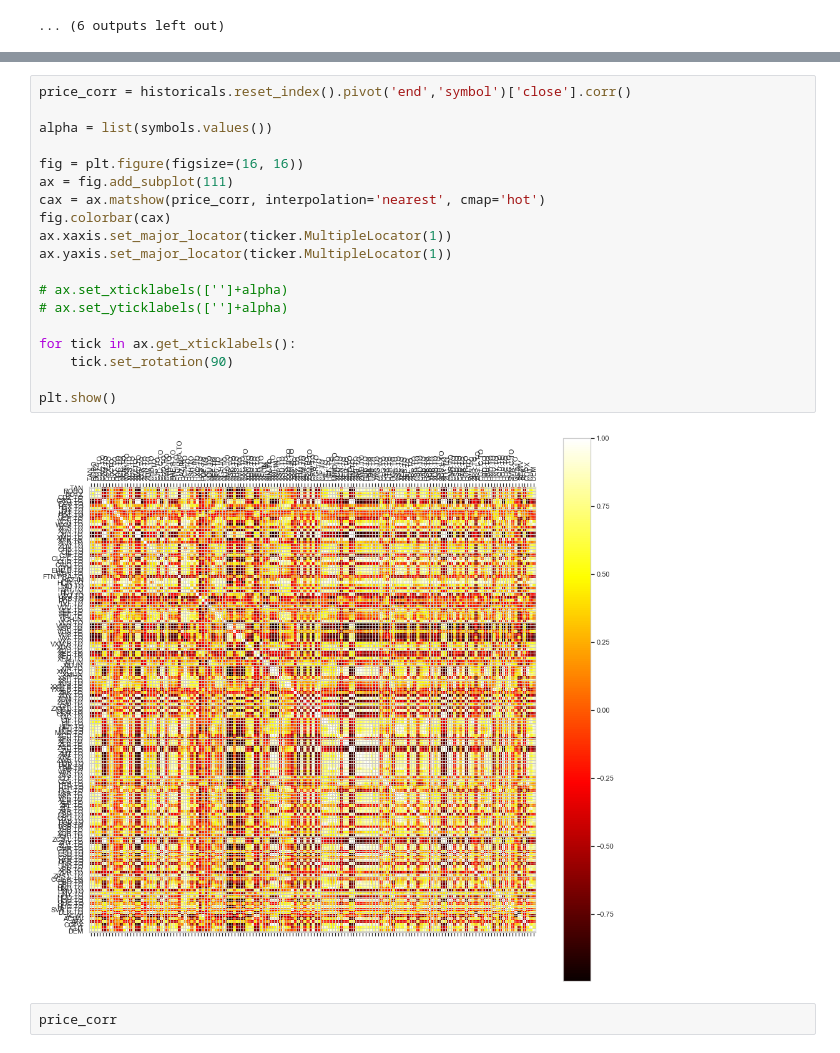
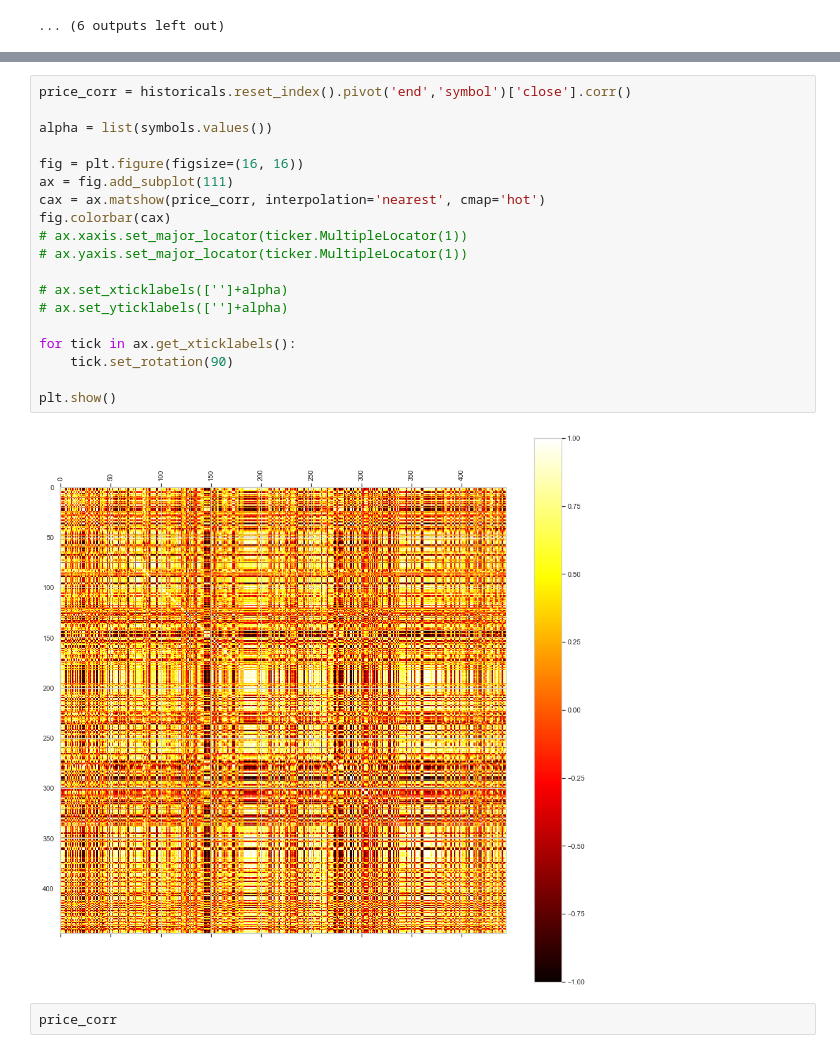
Before and after one commit to kz-qp/data-client, a Jupyter notebook: research.ipynb, the cells around one changed output, grey strips where cells are left out. Cells and saved outputs as stored; diff of their text form.

```diff
--- a/research.ipynb
+++ b/research.ipynb
@@ -206,24 +220,24 @@ Name: total_returns, Length: 146, dtype: float64
 # %%
 price_corr = historicals.reset_index().pivot('end','symbol')['close'].corr()
 
 alpha = list(symbols.values())
 
 fig = plt.figure(figsize=(16, 16))
 ax = fig.add_subplot(111)
 cax = ax.matshow(price_corr, interpolation='nearest', cmap='hot')
 fig.colorbar(cax)
-ax.xaxis.set_major_locator(ticker.MultipleLocator(1))
-ax.yaxis.set_major_locator(ticker.MultipleLocator(1))
+# ax.xaxis.set_major_locator(ticker.MultipleLocator(1))
+# ax.yaxis.set_major_locator(ticker.MultipleLocator(1))
 
 # ax.set_xticklabels(['']+alpha)
 # ax.set_yticklabels(['']+alpha)
 
 for tick in ax.get_xticklabels():
     tick.set_rotation(90)
 
 plt.show()
 # %% [output]
-[figure, old version]
+[figure, new version]
 # %%
 price_corr
 # %% [output]
```
Also changed, not shown: parts of 3 cells of this notebook.
